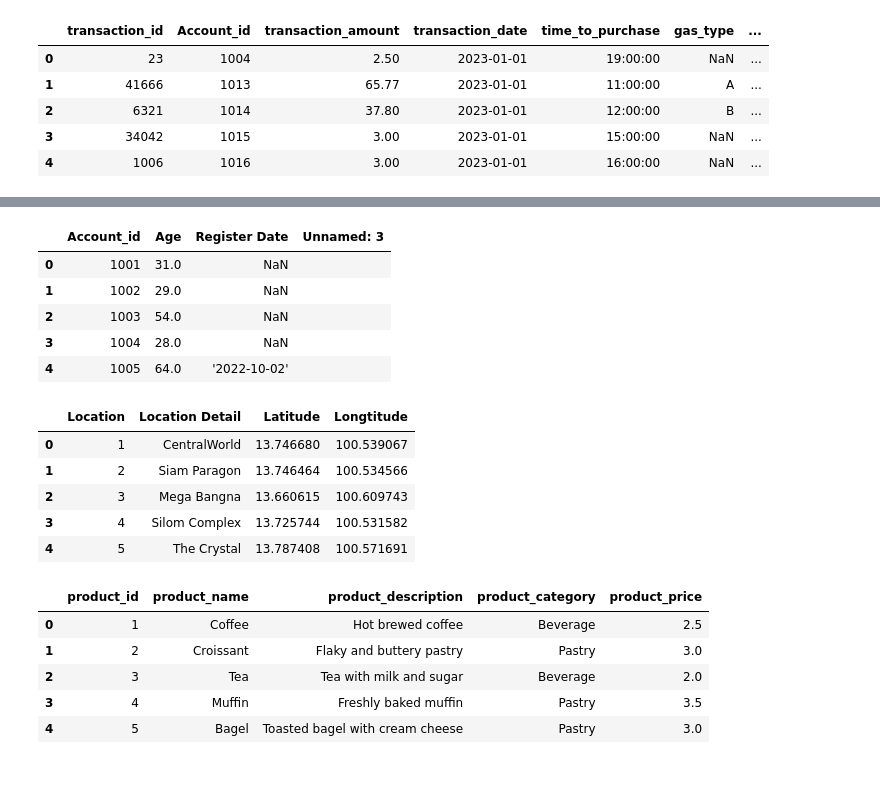
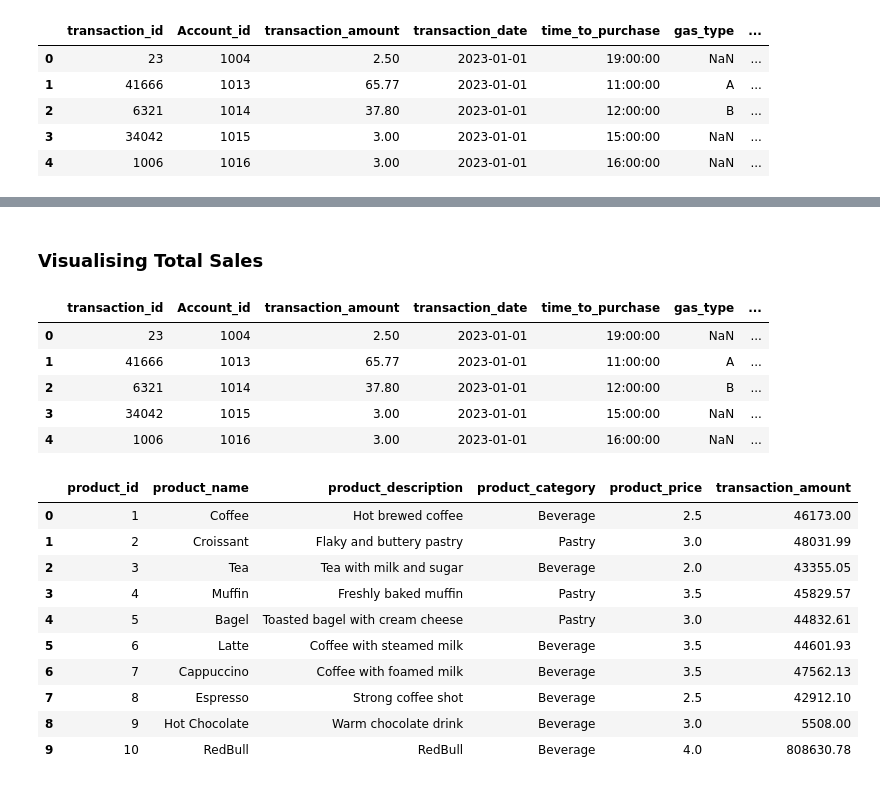
Before and after one commit to kchammanard/Group-1-Coffee-Transactions, a Jupyter notebook: query.ipynb, the cells around one changed output, grey strips where cells are left out. Saved outputs shown, nothing was run; the diff lists cells and outputs as text; code cells hidden in the pictures.

```diff
--- a/query.ipynb
+++ b/query.ipynb
@@ -31,27 +87,26 @@ transactions.head()
+# %% [markdown]
+<h3>Visualising Total Sales
 # %%
-account.head()
+transactions.head()
 # %% [output]
-|  | Account_id | Age | Register Date | Unnamed: 3 |
-| 0 | 1001 | 31.0 | NaN |  |
-| 1 | 1002 | 29.0 | NaN |  |
-| 2 | 1003 | 54.0 | NaN |  |
-| 3 | 1004 | 28.0 | NaN |  |
-| 4 | 1005 | 64.0 | '2022-10-02' |  |
+|  | transaction_id | Account_id | transaction_amount | transaction_date | time_to_purchase | gas_type | ... |
+| 0 | 23 | 1004 | 2.50 | 2023-01-01 | 19:00:00 | NaN | ... |
+| 1 | 41666 | 1013 | 65.77 | 2023-01-01 | 11:00:00 | A | ... |
+| 2 | 6321 | 1014 | 37.80 | 2023-01-01 | 12:00:00 | B | ... |
+| 3 | 34042 | 1015 | 3.00 | 2023-01-01 | 15:00:00 | NaN | ... |
+| 4 | 1006 | 1016 | 3.00 | 2023-01-01 | 16:00:00 | NaN | ... |
-# %%
-location.head()
-# %% [output]
-|  | Location | Location Detail | Latitude | Longtitude |
-| 0 | 1 | CentralWorld | 13.746680 | 100.539067 |
-| 1 | 2 | Siam Paragon | 13.746464 | 100.534566 |
-| 2 | 3 | Mega Bangna | 13.660615 | 100.609743 |
-| 3 | 4 | Silom Complex | 13.725744 | 100.531582 |
-| 4 | 5 | The Crystal | 13.787408 | 100.571691 |
-# %%
-product.head()
-# %% [output]
-|  | product_id | product_name | product_description | product_category | product_price |
-| 0 | 1 | Coffee | Hot brewed coffee | Beverage | 2.5 |
-| 1 | 2 | Croissant | Flaky and buttery pastry | Pastry | 3.0 |
-| 2 | 3 | Tea | Tea with milk and sugar | Beverage | 2.0 |
-| 3 | 4 | Muffin | Freshly baked muffin | Pastry | 3.5 |
-| 4 | 5 | Bagel | Toasted bagel with cream cheese | Pastry | 3.0 |
+# %%
+total_transactions =  products.merge(transactions[["product_id","transaction_amount"]].groupby("product_id").sum(), left_on = "product_id", right_on = "product_id")
+total_transactions
+# %% [output]
+|  | product_id | product_name | product_description | product_category | product_price | transaction_amount |
+| 0 | 1 | Coffee | Hot brewed coffee | Beverage | 2.5 | 46173.00 |
+| 1 | 2 | Croissant | Flaky and buttery pastry | Pastry | 3.0 | 48031.99 |
+| 2 | 3 | Tea | Tea with milk and sugar | Beverage | 2.0 | 43355.05 |
+| 3 | 4 | Muffin | Freshly baked muffin | Pastry | 3.5 | 45829.57 |
+| 4 | 5 | Bagel | Toasted bagel with cream cheese | Pastry | 3.0 | 44832.61 |
+| 5 | 6 | Latte | Coffee with steamed milk | Beverage | 3.5 | 44601.93 |
+| 6 | 7 | Cappuccino | Coffee with foamed milk | Beverage | 3.5 | 47562.13 |
+| 7 | 8 | Espresso | Strong coffee shot | Beverage | 2.5 | 42912.10 |
+| 8 | 9 | Hot Chocolate | Warm chocolate drink | Beverage | 3.0 | 5508.00 |
+| 9 | 10 | RedBull | RedBull | Beverage | 4.0 | 808630.78 |
```
Also changed, not shown: parts of 12 cells of this notebook, 1 other file.
